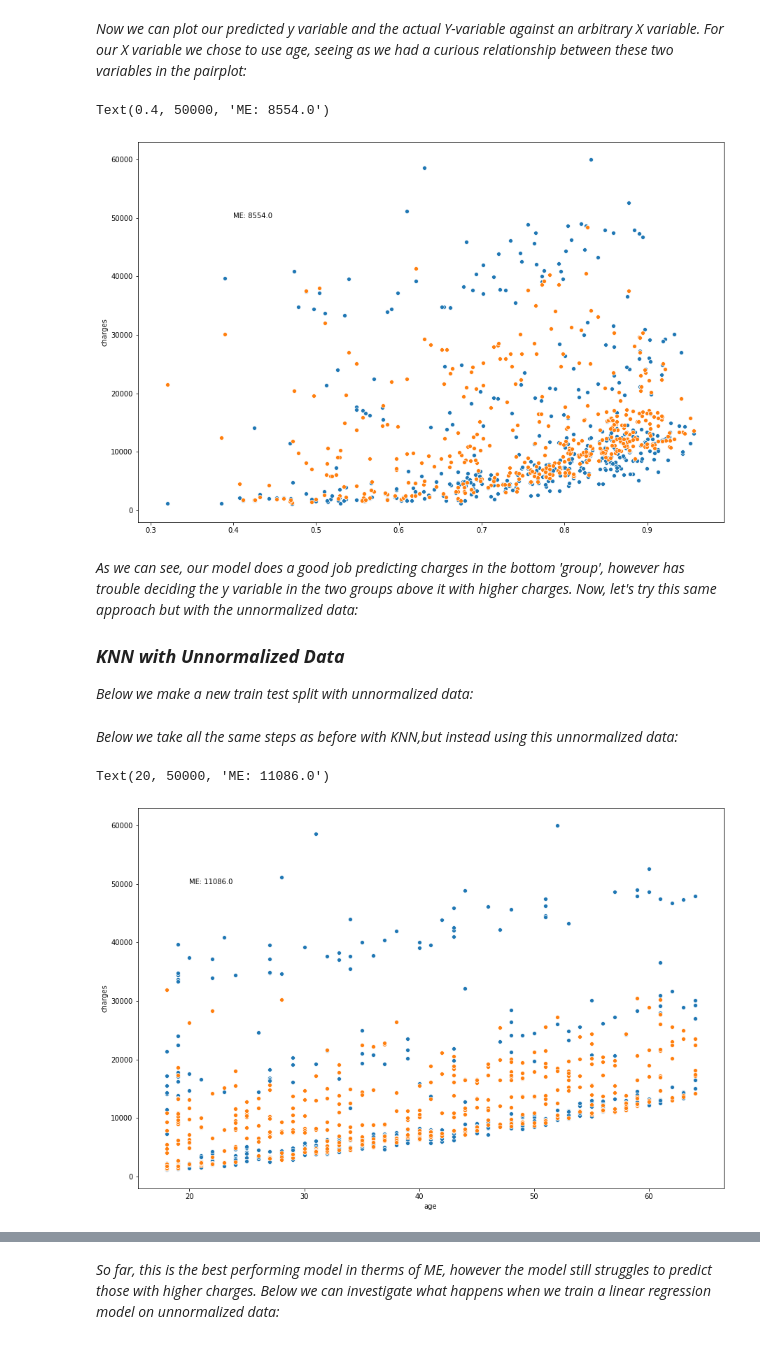
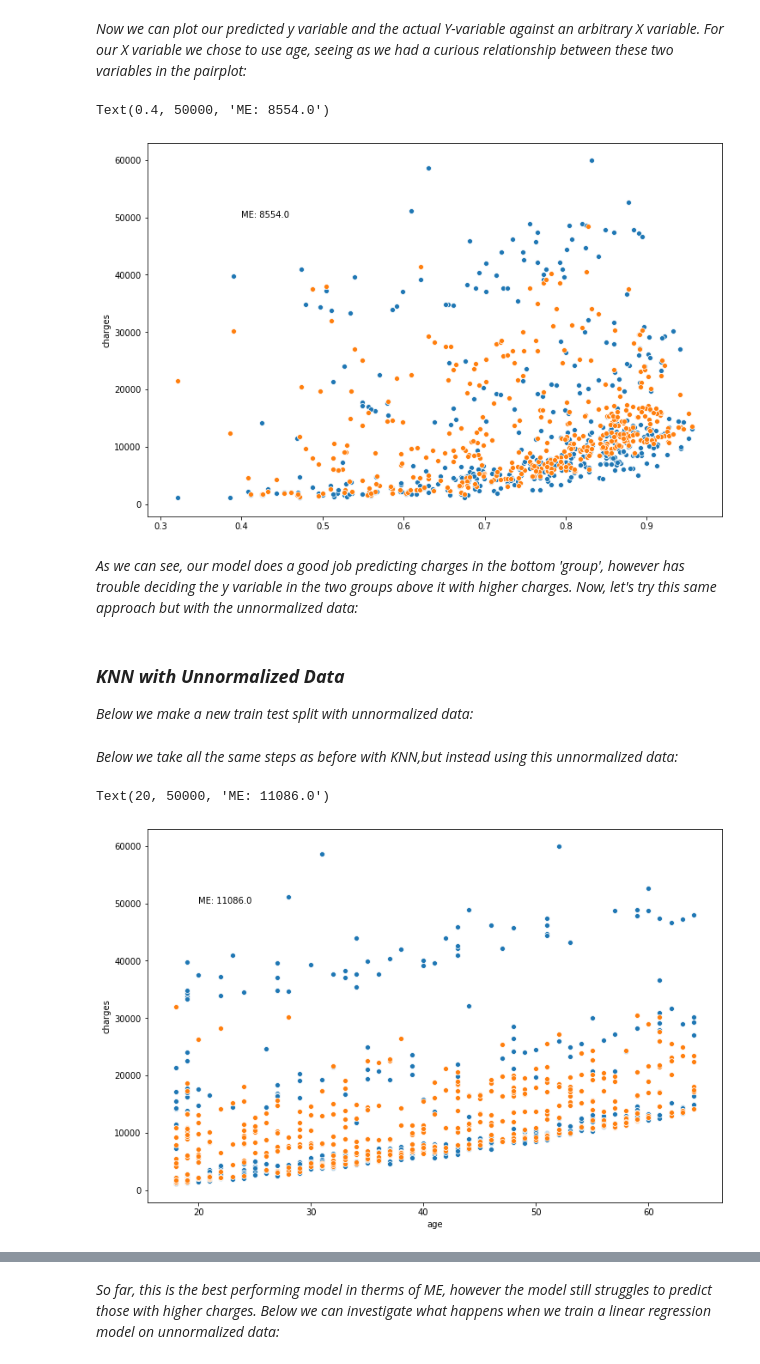
Before and after one commit to 1010shane/final-project, a Jupyter notebook: final-project.ipynb, the cells around one changed output, grey strips where cells are left out. Saved outputs shown, nothing was run; the diff lists cells and outputs as text; code cells hidden in the pictures.

```diff
--- a/final-project.ipynb
+++ b/final-project.ipynb
@@ -397,19 +393,19 @@ y_pred_nn = nnr.predict(X_test)
 knn_norm_me = np.sqrt(mean_squared_error(y_test, y_pred_nn))
 
 # Visualize
-fig = plt.figure(figsize=(15, 10))
+fig = plt.figure(figsize=(12, 8))
 sns.scatterplot(X_test[..., 0], y_test)
 sns.scatterplot(X_test[..., 0], y_pred_nn)
 plt.text(.4, 50000, 'ME: ' + str(round(knn_norm_me)))
 # %% [output]
 Text(0.4, 50000, 'ME: 8554.0')
-[figure, old version]
+[figure, new version]
 # %% [markdown]
 *As we can see, our model does a good job predicting charges in the bottom 'group', however has trouble deciding the y variable in the two groups above it with higher charges. Now, let's try this same approach but with the unnormalized data:*
-
-### ***KNN with Unnormalized Data***
-
-*Below we make a new train test split with unnormalized data:*
+# %% [markdown]
+### ***KNN with Unnormalized Data***
+
+*Below we make a new train test split with unnormalized data:*
 # %%
 processed_feature_data_unnorm = pd.get_dummies(feature_data)
 X_unnorm_train, X_unnorm_test, y_unnorm_train, y_unnorm_test = train_test_split(processed_feature_data_unnorm, target_data, test_size = .33, random_state = 1000)
@@ -428,34 +424,34 @@ for i in range(1, X_unnorm_test.shape[0]):
 
     num_of_neighbors_unnorm.append(i)
     knn_MSE_unnorm.append(MSE)
 
 # Store the # of neighbors and corresponding MSE as a pandas dataframe
 model_opt_unnorm = pd.DataFrame({
     'num_of_neighbors' : num_of_neighbors_unnorm,
     'MSE' : knn_MSE_unnorm
 })
 
 # Find the # of neighbors corresponding with the lowest MSE
 knn_min_X_coord_unnorm = model_opt_unnorm[model_opt_unnorm['MSE'] == model_opt_unnorm['MSE'].min()].iloc[0]['num_of_neighbors']
 # Find the lowest MSE for plotting purposes
 knn_min_Y_coord_unnorm = model_opt_unnorm[model_opt_unnorm['MSE'] == model_opt_unnorm['MSE'].min()]['MSE']
 
 # Instantiate, fit, predict
 nnr = KNeighborsRegressor(n_neighbors=int(knn_min_X_coord_unnorm))
 nnr.fit(X_unnorm_train, y_unnorm_train)
 y_pred_nn_unnorm = nnr.predict(X_unnorm_test)
 
 # Get mean error
 knn_unnorm_me = np.sqrt(mean_squared_error(y_unnorm_test, y_pred_nn_unnorm))
 
 # visualize
 plt.close()
-fig = plt.figure(figsize=(15, 10))
+fig = plt.figure(figsize=(12, 8))
 sns.scatterplot(X_unnorm_test['age'], y_unnorm_test)
 sns.scatterplot(X_unnorm_test['age'], y_pred_nn_unnorm)
 plt.text(20, 50000, 'ME: ' + str(round(knn_unnorm_me)))
 # %% [output]
 Text(20, 50000, 'ME: 11086.0')
-[figure, old version]
+[figure, new version]
 # %% [markdown]
 *Here we see that normalization helps the model, with a lower ME than using the unnormalized data. The model still however has trouble predicting higher charges, so we will investigate whether multiple linear regression can outperform KNN in terms of predictive power.*
```
Also changed, not shown: parts of 27 cells of this notebook, 2 other files.
